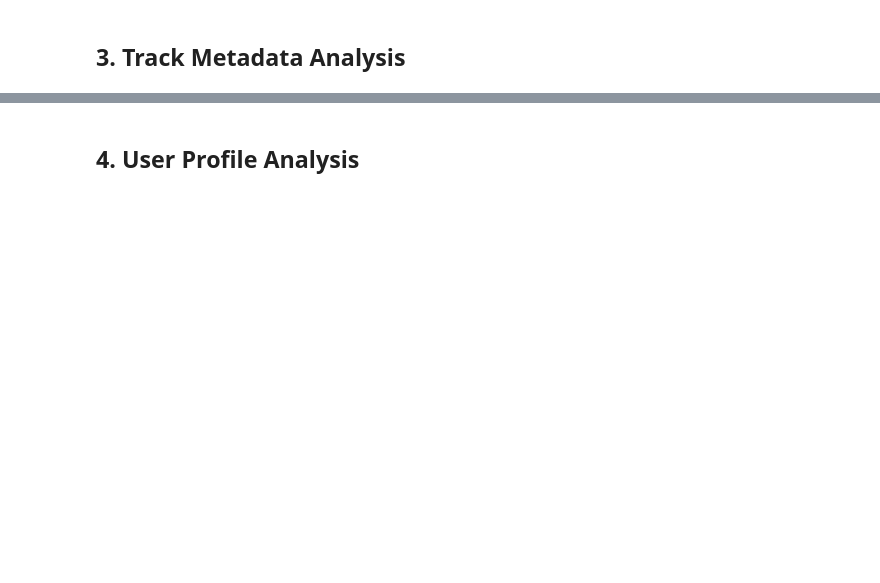
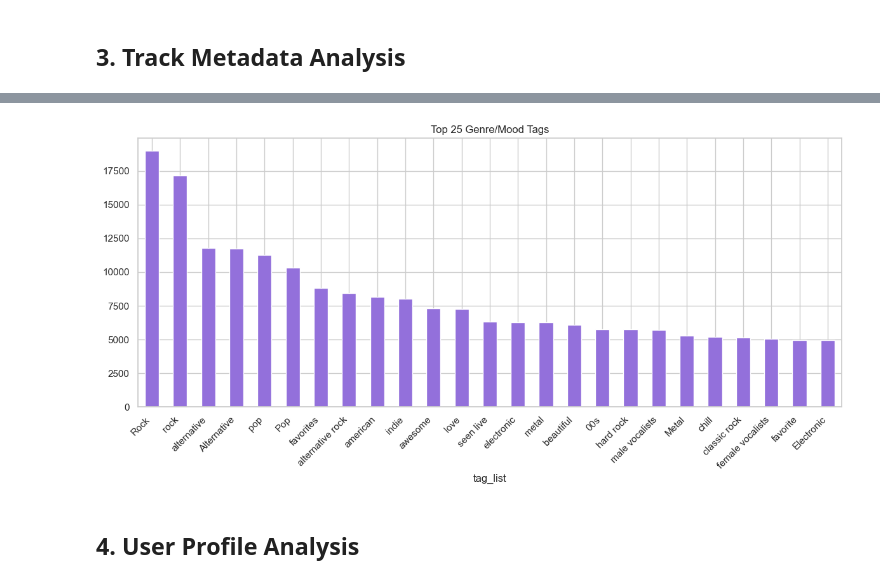
Before and after one commit to Sanjaykrishnamurthy/conversational-music-recsys, a Jupyter notebook: notebooks/01_EDA.ipynb, the cells around one changed output, grey strips where cells are left out. Drawn from its saved outputs; the diff is of its cells as text; code cells hidden in the pictures; blank space fills up the shorter version.

```diff
--- a/notebooks/01_EDA.ipynb
+++ b/notebooks/01_EDA.ipynb
@@ -84,15 +123,16 @@ plt.show()
 # %%
-# Tag / Genre distribution
-if 'tags' in tracks_df.columns:
-    all_tags = tracks_df['tags'].dropna().str.split(',').explode().str.strip()
-    top_tags = all_tags.value_counts().head(25)
+# Tag / Genre distribution — tag_list is a list per track
+all_tags = tracks_df['tag_list'].dropna().explode()
+top_tags = all_tags.value_counts().head(25)
 
-    plt.figure(figsize=(12, 6))
-    top_tags.plot(kind='bar', color='mediumpurple')
-    plt.title('Top 25 Genre/Mood Tags')
-    plt.xticks(rotation=45, ha='right')
-    plt.tight_layout()
-    plt.show()
+plt.figure(figsize=(12, 6))
+top_tags.plot(kind='bar', color='mediumpurple')
+plt.title('Top 25 Genre/Mood Tags')
+plt.xticks(rotation=45, ha='right')
+plt.tight_layout()
+plt.show()
+# %% [output]
+[figure, added]
 # %% [markdown]
 ## 4. User Profile Analysis
 # %%
```
Also changed, not shown: parts of 12 cells of this notebook, 8 other files.
